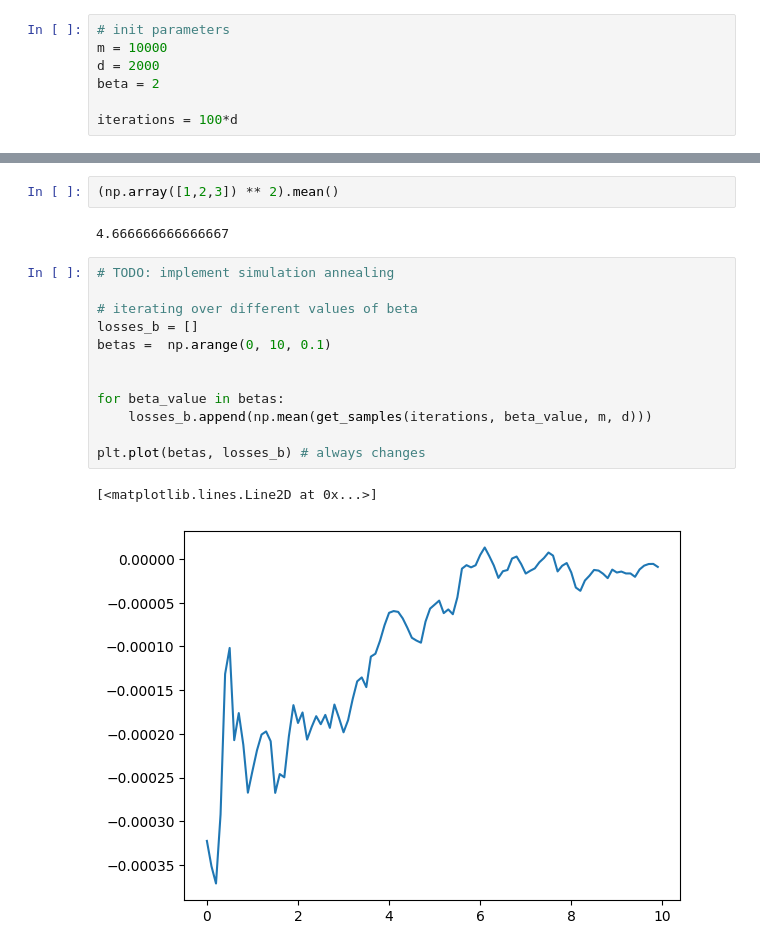
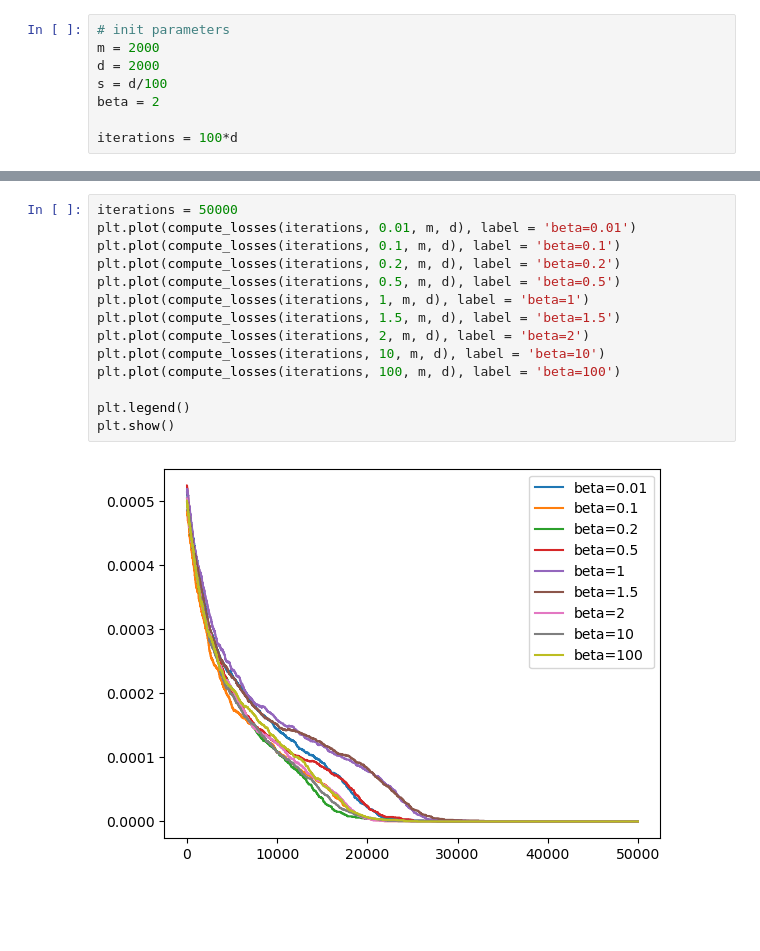
Before and after one commit to michelelupini/MC-project, a Jupyter notebook: main.ipynb, the cells around one changed output, grey strips where cells are left out. Saved outputs shown, nothing was run; the diff lists cells and outputs as text; blank space fills up the shorter version.

```diff
--- a/main.ipynb
+++ b/main.ipynb
@@ -4,8 +6,9 @@ import random
 import matplotlib.pyplot as plt
 # %%
 # init parameters
-m = 10000
+m = 2000
 d = 2000
+s = d/100
 beta = 2
 
 iterations = 100*d
@@ -48,19 +52,16 @@ def get_samples(iterations, beta, m, d ):
-# %%
-(np.array([1,2,3]) ** 2).mean()
-# %% [output]
-4.666666666666667
-# %%
-# TODO: implement simulation annealing
-
-# iterating over different values of beta
-losses_b = []
-betas =  np.arange(0, 10, 0.1)
-
-
-for beta_value in betas:
-    losses_b.append(np.mean(get_samples(iterations, beta_value, m, d)))
-
-plt.plot(betas, losses_b) # always changes
-# %% [output]
-[<matplotlib.lines.Line2D at 0x...>]
-[figure, removed]
+# %%
+iterations = 50000
+plt.plot(compute_losses(iterations, 0.01, m, d), label = 'beta=0.01')
+plt.plot(compute_losses(iterations, 0.1, m, d), label = 'beta=0.1')
+plt.plot(compute_losses(iterations, 0.2, m, d), label = 'beta=0.2')
+plt.plot(compute_losses(iterations, 0.5, m, d), label = 'beta=0.5')
+plt.plot(compute_losses(iterations, 1, m, d), label = 'beta=1')
+plt.plot(compute_losses(iterations, 1.5, m, d), label = 'beta=1.5')
+plt.plot(compute_losses(iterations, 2, m, d), label = 'beta=2')
+plt.plot(compute_losses(iterations, 10, m, d), label = 'beta=10')
+plt.plot(compute_losses(iterations, 100, m, d), label = 'beta=100')
+
+plt.legend()
+plt.show()
+# %% [output]
+[figure, added]
```
Also changed, not shown: parts of 12 cells of this notebook.
